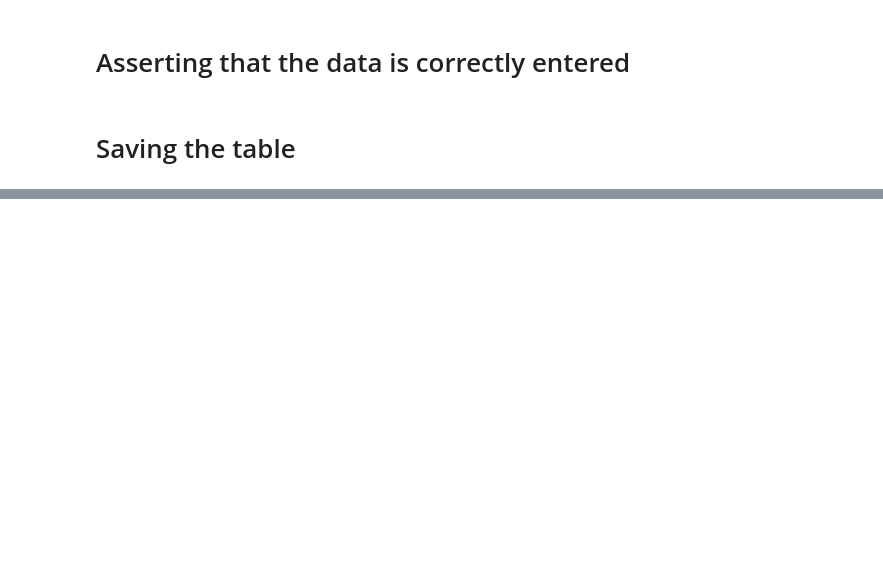
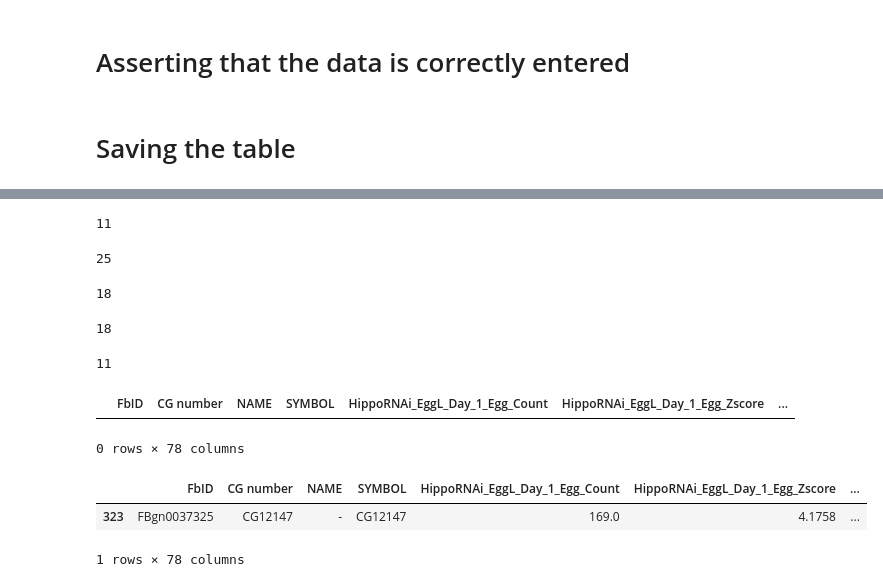
Before and after one commit to extavourlab/hpo_ova_eggL_screen, a Jupyter notebook: Notebooks/09_Making_the_database_table.ipynb, the cells around one changed output, grey strips where cells are left out. Cells and saved outputs as stored; diff of their text form; code cells hidden in the pictures; blank space fills up the shorter version.

```diff
--- a/Notebooks/09_Making_the_database_table.ipynb
+++ b/Notebooks/09_Making_the_database_table.ipynb
@@ -571,0 +608,31 @@ table.to_csv(os.path.join(resultpath, "MasterTable.csv"), index=False)
+# %%
+len(table[table['HpoOva_Connector'] == True]['FbID'].unique())
+# %% [output]
+11
+# %%
+len(table[table['HpoEggL_Connector'] == True]['FbID'])
+# %% [output]
+25
+# %%
+len(table[table['HpoEggL_Connector'] == True]['FbID'].unique())
+# %% [output]
+18
+# %%
+len(table[table['EggL_Connector'] == True]['FbID'])
+# %% [output]
+18
+# %%
+len(table[table['EggL_Connector'] == True]['FbID'].unique())
+# %% [output]
+11
+# %%
+table[(table['EggL_All_Days_Egg_Sum_Zscore'].abs() > 5) & (table['PPI_closeness_centrality'] == 'NotInPPI')]
+# %% [output]
+|  | FbID | CG number | NAME | SYMBOL | HippoRNAi_EggL_Day_1_Egg_Count | HippoRNAi_EggL_Day_1_Egg_Zscore | ... |
+0 rows × 78 columns
+# %%
+table[(table['HippoRNAi_EggL_All_Days_Egg_Sum_Zscore'].abs() > 5) & (table['PPI_closeness_centrality'] == 'NotInPPI')]
+# %% [output]
+|  | FbID | CG number | NAME | SYMBOL | HippoRNAi_EggL_Day_1_Egg_Count | HippoRNAi_EggL_Day_1_Egg_Zscore | ... |
+| 323 | FBgn0037325 | CG12147 | - | CG12147 | 169.0 | 4.1758 | ... |
+1 rows × 78 columns
```
Also changed, not shown: parts of 25 cells of this notebook, 3 other files.
